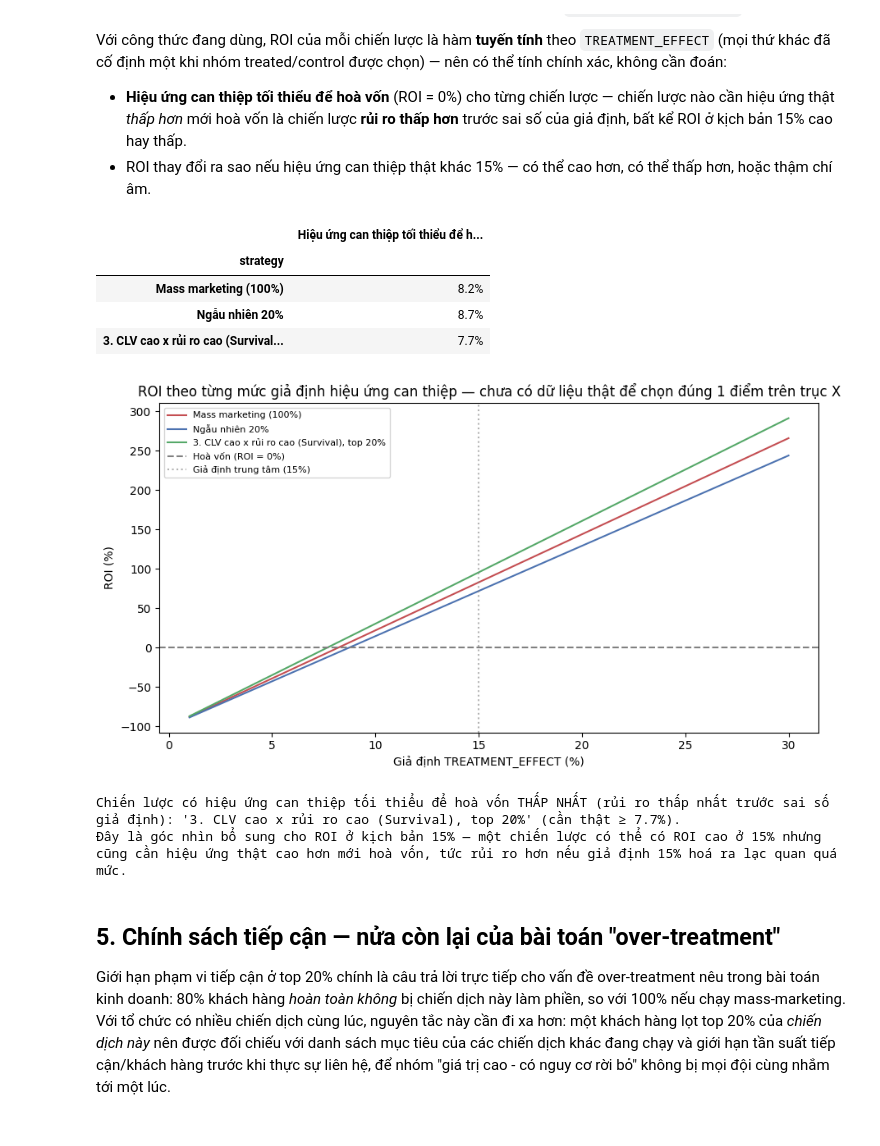
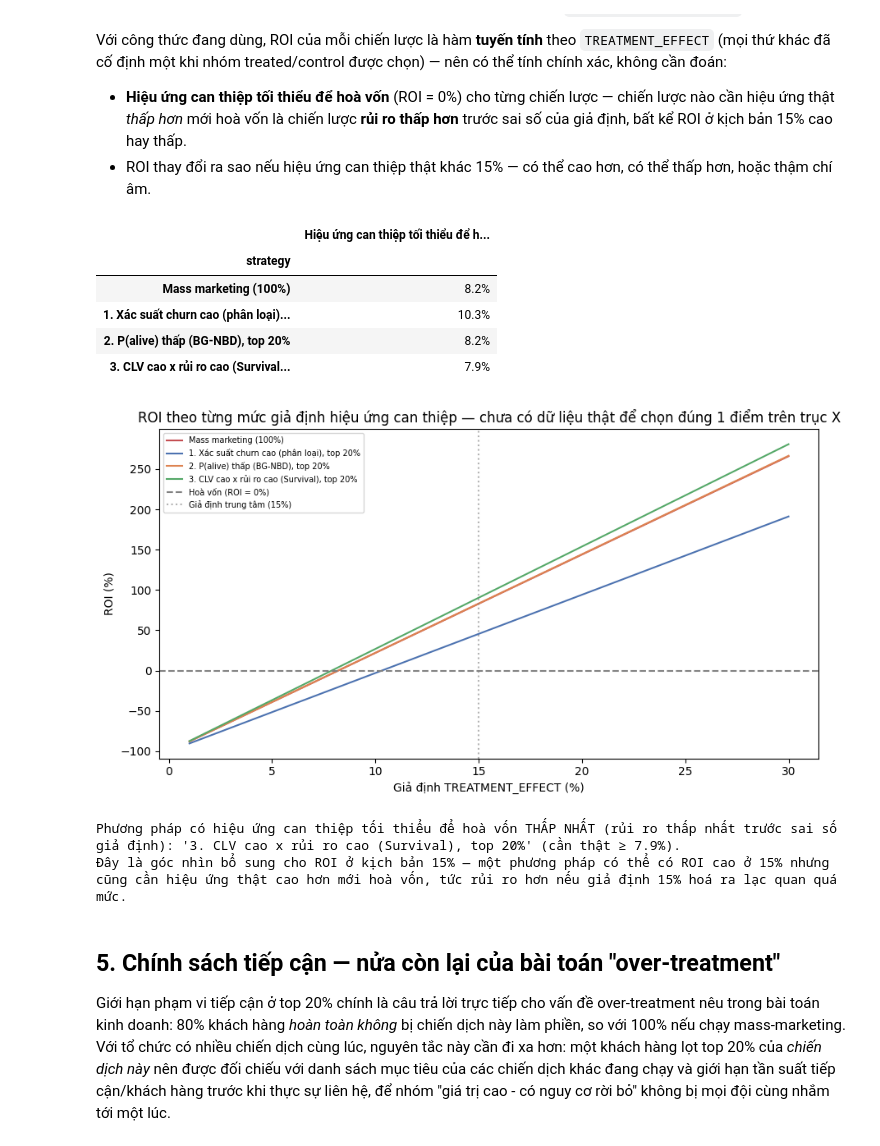
Before and after one commit to passat05/bootcamp_customer_analytics, a Jupyter notebook: notebooks/02_propensity_targeting_campaign.ipynb, the cells around one changed output. Drawn from its saved outputs; the diff is of its cells as text; code cells hidden in the pictures.

```diff
--- a/notebooks/02_propensity_targeting_campaign.ipynb
+++ b/notebooks/02_propensity_targeting_campaign.ipynb
@@ -319,10 +316,9 @@ TREATMENT_EFFECT = 0.15  # giả định trung tâm — xem mục 4.2 để bi
 CONTROL_FRACTION = 0.10
 
 rng = np.random.default_rng(42)
-oot["value_at_risk"] = oot["customer_value"] * oot["churn"]
-top20["value_at_risk"] = top20["customer_value"] * top20["churn"]
 
 def simulate_strategy(name, population: pd.DataFrame, targeted: pd.DataFrame):
+    targeted = targeted.assign(value_at_risk=targeted["customer_value"] * targeted["churn"])
     n_targeted = len(targeted)
     is_control = rng.random(n_targeted) < CONTROL_FRACTION
     treated = targeted.loc[~is_control]
@@ -345,13 +341,12 @@ def simulate_strategy(name, population: pd.DataFrame, targeted: pd.DataFrame):
         "roi": (expected_value_retained - cost) / cost if cost > 0 else np.nan,
     }
 
-n_random20 = k
-random20 = oot.sample(n=n_random20, random_state=42)
-
+# Mass marketing + top 20% của CẢ 3 phương pháp gốc (mục 1) — không chỉ phương pháp thắng cuộc.
 results = pd.DataFrame([
     simulate_strategy("Mass marketing (100%)", oot, oot),
-    simulate_strategy("Ngẫu nhiên 20%", oot, random20),
-    simulate_strategy(f"{winner}, top 20%", oot, top20),
+    simulate_strategy("1. Xác suất churn cao (phân loại), top 20%", oot, top20_classification),
+    simulate_strategy("2. P(alive) thấp (BG-NBD), top 20%", oot, top20_bgnbd),
+    simulate_strategy("3. CLV cao x rủi ro cao (Survival), top 20%", oot, top20_survival),
 ]).set_index("strategy")
 
 display_cols = ["n_population", "n_targeted", "n_control", "value_at_risk_in_target", "cost", "expected_value_retained", "net_value", "roi"]
@@ -408,43 +407,44 @@ Với công thức đang dùng, ROI của mỗi chiến lược là hàm **tuy
 # %%
 results["breakeven_treatment_effect"] = results["cost"] / results["treated_value_at_risk"]
 
 breakeven_vn = results[["breakeven_treatment_effect"]].rename(
     columns={"breakeven_treatment_effect": "Hiệu ứng can thiệp tối thiểu để hoà vốn"}
 )
 display(breakeven_vn.style.format({"Hiệu ứng can thiệp tối thiểu để hoà vốn": "{:.1%}"}))
 
 treatment_effect_range = np.linspace(0.01, 0.30, 30)
 fig, ax = plt.subplots(figsize=(9, 5))
-colors = {"Mass marketing (100%)": "#C44E52", "Ngẫu nhiên 20%": "#4C72B0", f"{winner}, top 20%": "#55A868"}
-for name in results.index:
+palette = ["#C44E52", "#4C72B0", "#DD8452", "#55A868"]
+for name, color in zip(results.index, palette):
     cost = results.loc[name, "cost"]
     tvar = results.loc[name, "treated_value_at_risk"]
     roi_curve = (tvar * treatment_effect_range - cost) / cost
-    ax.plot(treatment_effect_range * 100, roi_curve * 100, label=name, color=colors.get(name))
+    ax.plot(treatment_effect_range * 100, roi_curve * 100, label=name, color=color)
 
 ax.axhline(0, color="gray", linestyle="--", label="Hoà vốn (ROI = 0%)")
 ax.axvline(15, color="gray", linestyle=":", alpha=0.6, label="Giả định trung tâm (15%)")
 ax.set_xlabel("Giả định TREATMENT_EFFECT (%)")
 ax.set_ylabel("ROI (%)")
 ax.set_title("ROI theo từng mức giả định hiệu ứng can thiệp — chưa có dữ liệu thật để chọn đúng 1 điểm trên trục X")
-ax.legend(fontsize=8)
+ax.legend(fontsize=7)
 plt.tight_layout()
 plt.show()
 
 lowest_breakeven = results["breakeven_treatment_effect"].idxmin()
-print(f"Chiến lược có hiệu ứng can thiệp tối thiểu để hoà vốn THẤP NHẤT (rủi ro thấp nhất trước sai số giả định): '{lowest_breakeven}' "
+print(f"Phương pháp có hiệu ứng can thiệp tối thiểu để hoà vốn THẤP NHẤT (rủi ro thấp nhất trước sai số giả định): '{lowest_breakeven}' "
       f"(cần thật ≥ {results.loc[lowest_breakeven, 'breakeven_treatment_effect']:.1%}).")
-print("Đây là góc nhìn bổ sung cho ROI ở kịch bản 15% — một chiến lược có thể có ROI cao ở 15% nhưng")
+print("Đây là góc nhìn bổ sung cho ROI ở kịch bản 15% — một phương pháp có thể có ROI cao ở 15% nhưng")
 print("cũng cần hiệu ứng thật cao hơn mới hoà vốn, tức rủi ro hơn nếu giả định 15% hoá ra lạc quan quá mức.")
 # %% [output]
 |  | Hiệu ứng can thiệp tối thiểu để h... |
 | strategy |  |
 | Mass marketing (100%) | 8.2% |
-| Ngẫu nhiên 20% | 8.7% |
-| 3. CLV cao x rủi ro cao (Survival... | 7.7% |
+| 1. Xác suất churn cao (phân loại)... | 10.3% |
+| 2. P(alive) thấp (BG-NBD), top 20% | 8.2% |
+| 3. CLV cao x rủi ro cao (Survival... | 7.9% |
-[figure, old version]
+[figure, new version]
-Chiến lược có hiệu ứng can thiệp tối thiểu để hoà vốn THẤP NHẤT (rủi ro thấp nhất trước sai số giả định): '3. CLV cao x rủi ro cao (Survival), top 20%' (cần thật ≥ 7.7%).
-Đây là góc nhìn bổ sung cho ROI ở kịch bản 15% — một chiến lược có thể có ROI cao ở 15% nhưng
+Phương pháp có hiệu ứng can thiệp tối thiểu để hoà vốn THẤP NHẤT (rủi ro thấp nhất trước sai số giả định): '3. CLV cao x rủi ro cao (Survival), top 20%' (cần thật ≥ 7.9%).
+Đây là góc nhìn bổ sung cho ROI ở kịch bản 15% — một phương pháp có thể có ROI cao ở 15% nhưng
 cũng cần hiệu ứng thật cao hơn mới hoà vốn, tức rủi ro hơn nếu giả định 15% hoá ra lạc quan quá mức.
 # %% [markdown]
 ## 5. Chính sách tiếp cận — nửa còn lại của bài toán "over-treatment"
```
Also changed, not shown: parts of 4 cells of this notebook, 1 other file.
